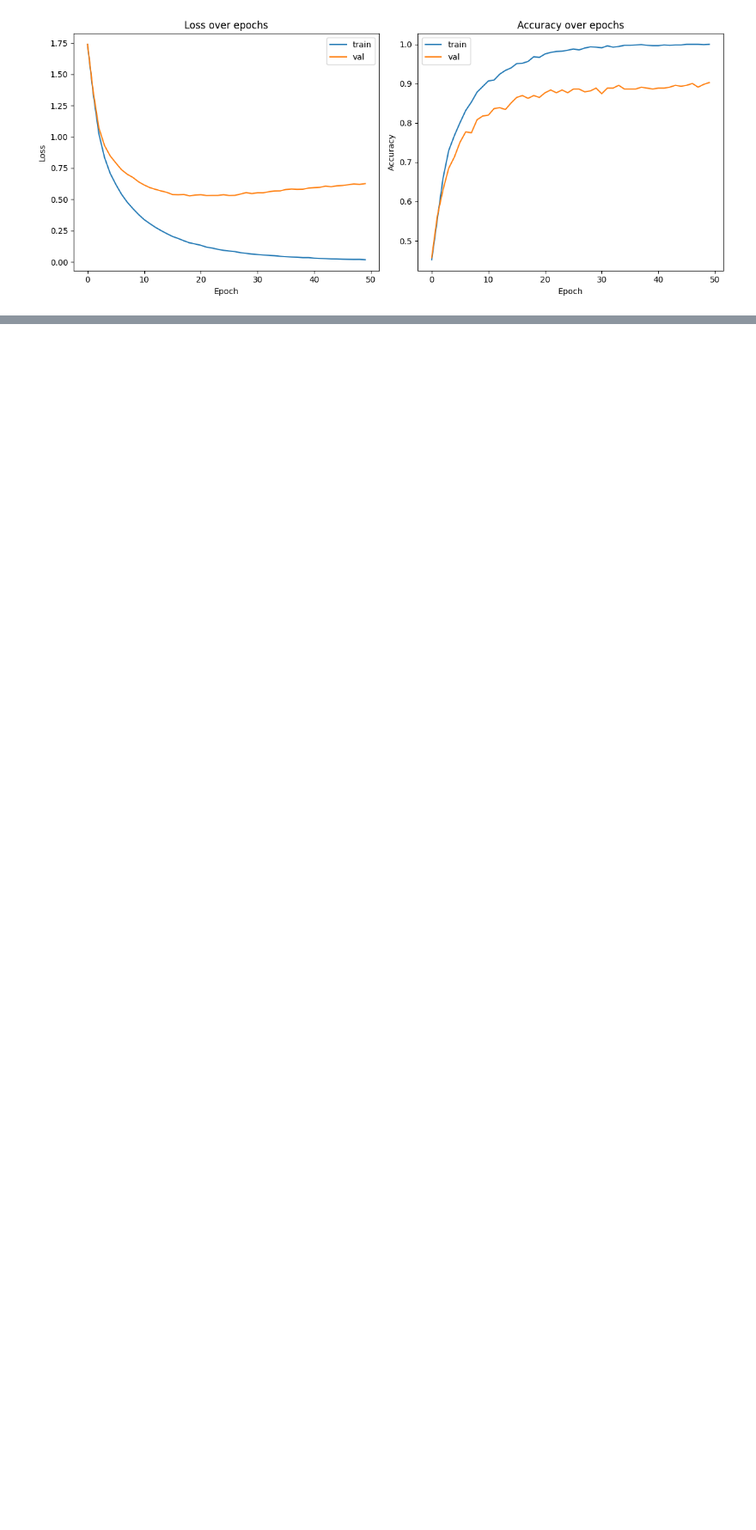
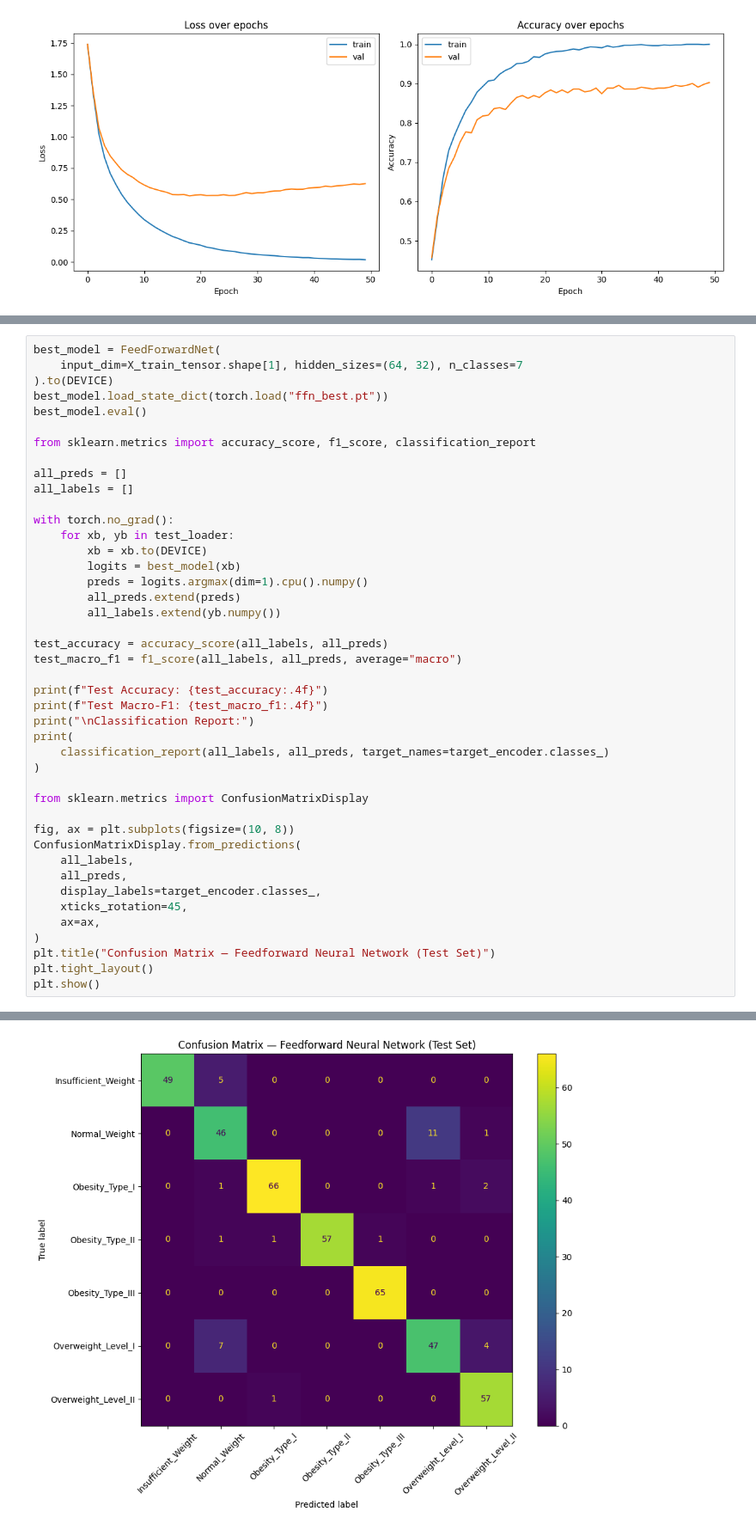
Before and after one commit to Vera-Dugah/Lab-3, a Jupyter notebook: lab_3.ipynb, the cells around one changed output, grey strips where cells are left out. Shown at 86% size. Drawn from its saved outputs; the diff is of its cells as text; blank space fills up the shorter version.

```diff
--- a/lab_3.ipynb
+++ b/lab_3.ipynb
@@ -450,0 +576,44 @@ Best validation accuracy: 0.9028
+# %%
+best_model = FeedForwardNet(
+    input_dim=X_train_tensor.shape[1], hidden_sizes=(64, 32), n_classes=7
+).to(DEVICE)
+best_model.load_state_dict(torch.load("ffn_best.pt"))
+best_model.eval()
+
+from sklearn.metrics import accuracy_score, f1_score, classification_report
+
+all_preds = []
+all_labels = []
+
+with torch.no_grad():
+    for xb, yb in test_loader:
+        xb = xb.to(DEVICE)
+        logits = best_model(xb)
+        preds = logits.argmax(dim=1).cpu().numpy()
+        all_preds.extend(preds)
+        all_labels.extend(yb.numpy())
+
+test_accuracy = accuracy_score(all_labels, all_preds)
+test_macro_f1 = f1_score(all_labels, all_preds, average="macro")
+
+print(f"Test Accuracy: {test_accuracy:.4f}")
+print(f"Test Macro-F1: {test_macro_f1:.4f}")
+print("\nClassification Report:")
+print(
+    classification_report(all_labels, all_preds, target_names=target_encoder.classes_)
+)
+
+from sklearn.metrics import ConfusionMatrixDisplay
+
+fig, ax = plt.subplots(figsize=(10, 8))
+ConfusionMatrixDisplay.from_predictions(
+    all_labels,
+    all_preds,
+    display_labels=target_encoder.classes_,
+    xticks_rotation=45,
+    ax=ax,
+)
+plt.title("Confusion Matrix — Feedforward Neural Network (Test Set)")
+plt.tight_layout()
+plt.show()
+# %% [output]
@@ -450,0 +637 @@ Best validation accuracy: 0.9028
+[figure, added]
```
Also changed, not shown: parts of 7 cells of this notebook.
